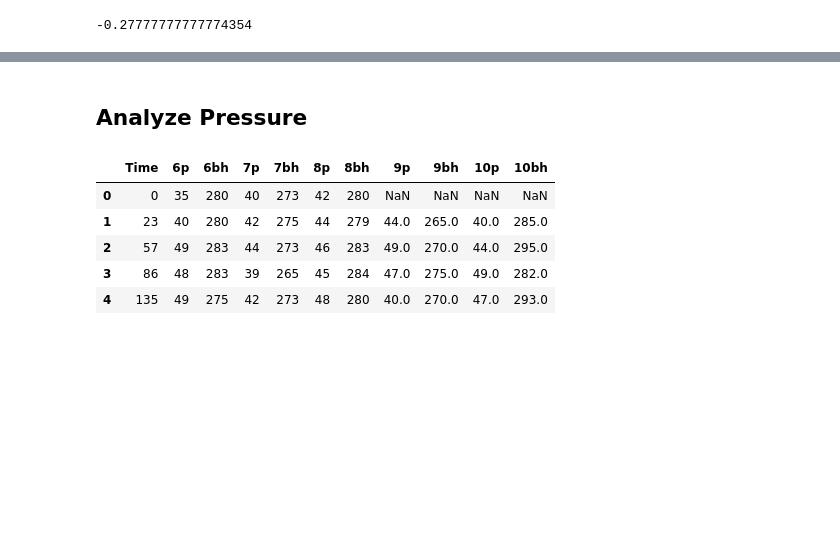
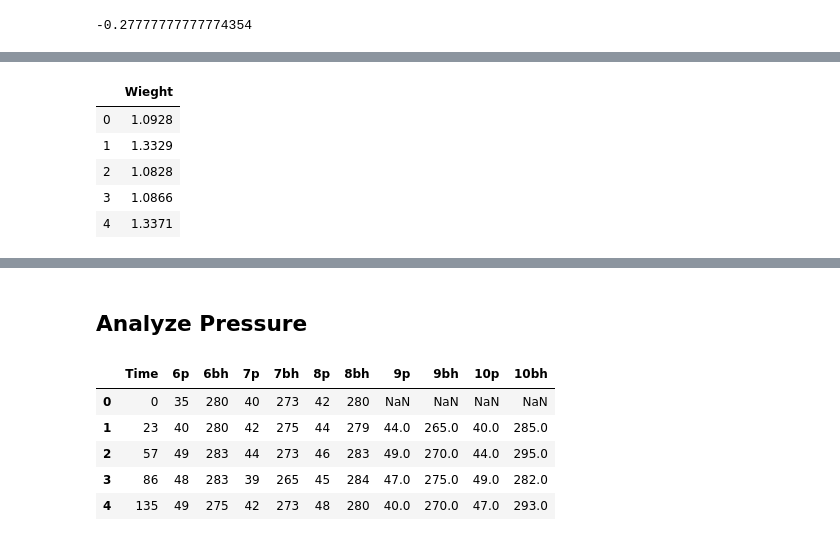
Before and after one commit to mattcoast/Oyster_Hydro, a Jupyter notebook: Oyster_Hydro.ipynb, the cells around one changed output, grey strips where cells are left out. Cells and saved outputs as stored; diff of their text form; code cells hidden in the pictures; blank space fills up the shorter version.

```diff
--- a/Oyster_Hydro.ipynb
+++ b/Oyster_Hydro.ipynb
@@ -122,0 +134,11 @@ fig.savefig('filtration.png')
+# %%
+filename ='VSS.csv'
+dfv= pd.read_csv(filename)
+dfv.head()
+# %% [output]
+|  | Wieght |
+| 0 | 1.0928 |
+| 1 | 1.3329 |
+| 2 | 1.0828 |
+| 3 | 1.0866 |
+| 4 | 1.3371 |
```
Also changed, not shown: parts of 9 cells of this notebook.
